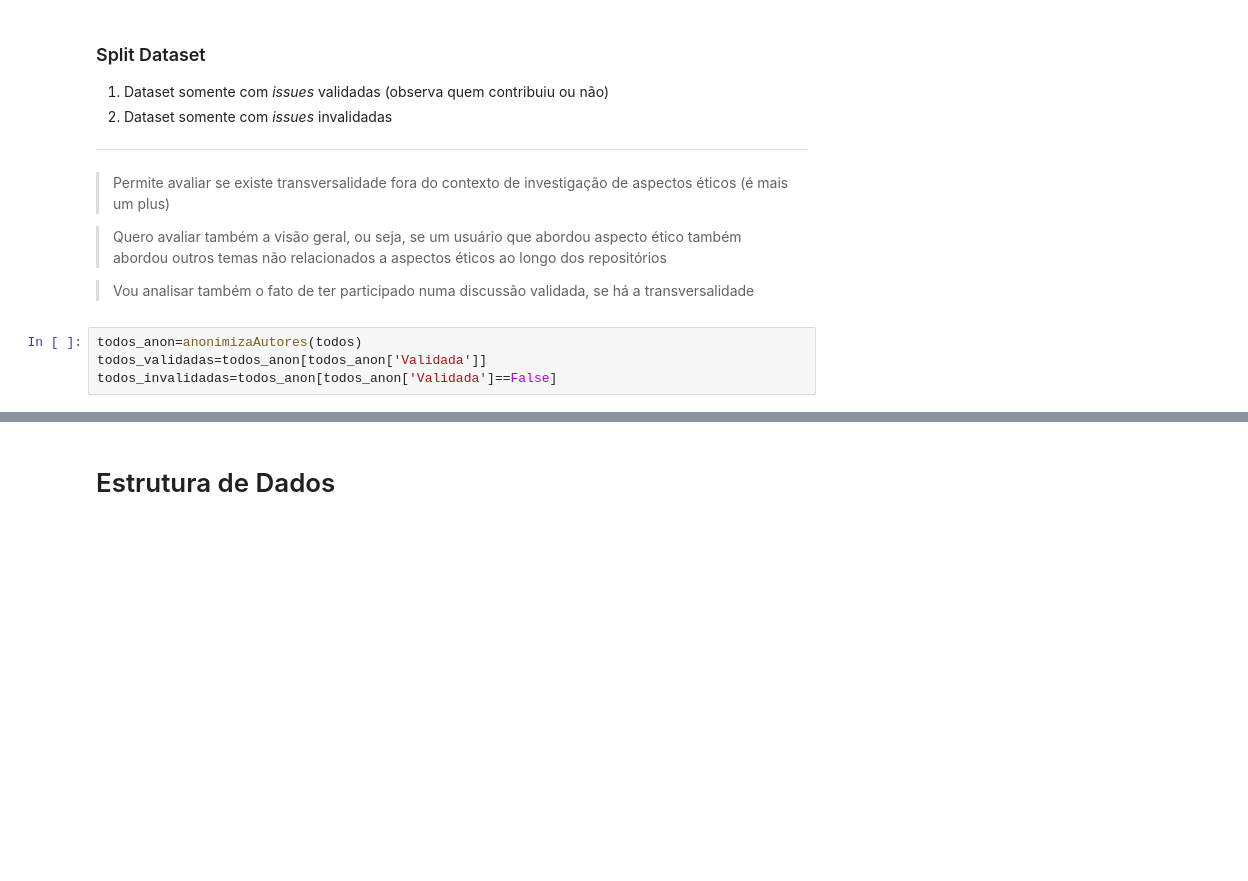
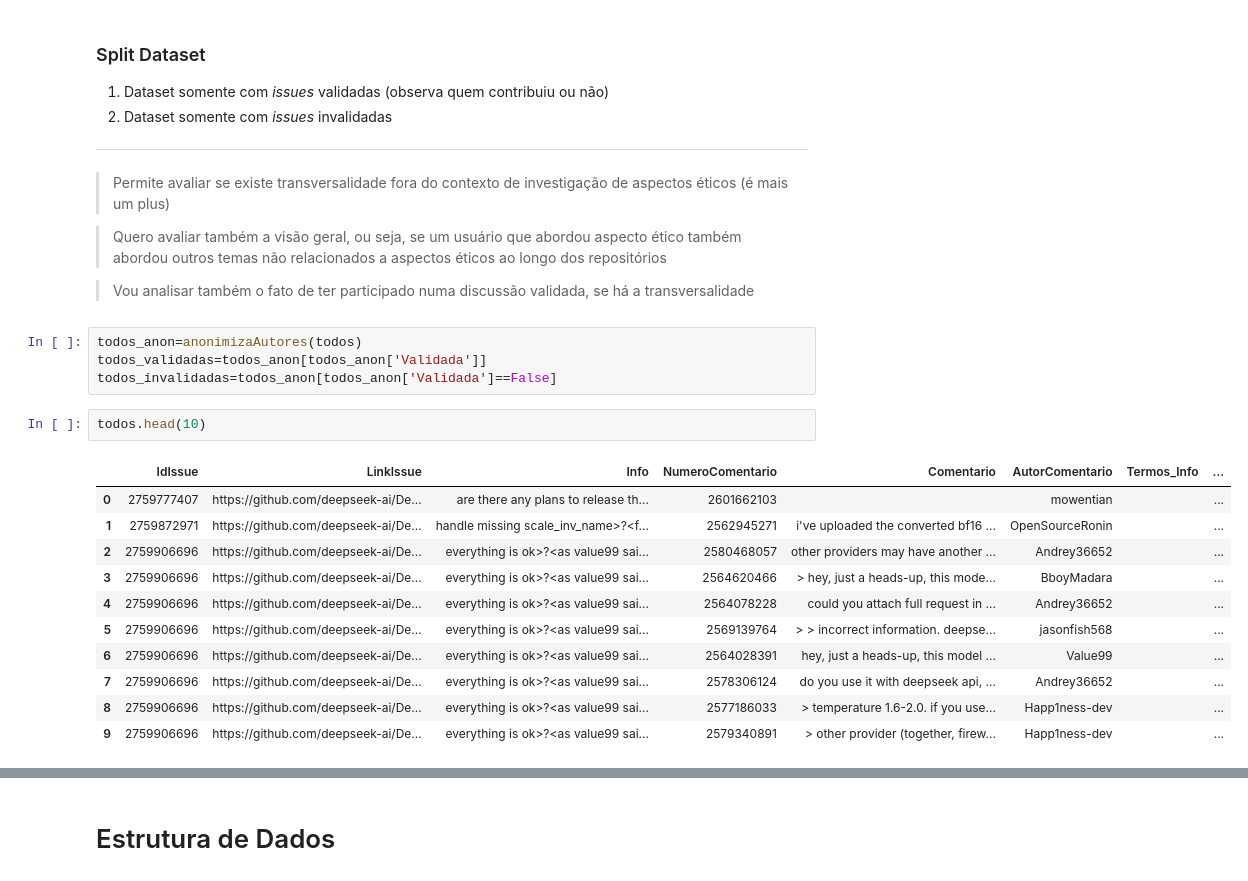
Before and after one commit to Eufrausino/ProjetoFinal-INF610_ANALISE-TRANSVERSALIDADE_DISCUSSAO_ISSUE, a Jupyter notebook: ProjetoFinalINF610_Gustavo_5062.ipynb, the cells around one changed output, grey strips where cells are left out. Saved outputs shown, nothing was run; the diff lists cells and outputs as text; blank space fills up the shorter version.

```diff
--- a/ProjetoFinalINF610_Gustavo_5062.ipynb
+++ b/ProjetoFinalINF610_Gustavo_5062.ipynb
@@ -72,3 +71,17 @@ def anonimizaAutores(dataset):
 todos_anon=anonimizaAutores(todos)
 todos_validadas=todos_anon[todos_anon['Validada']]
 todos_invalidadas=todos_anon[todos_anon['Validada']==False]
+# %%
+todos.head(10)
+# %% [output]
+|  | IdIssue | LinkIssue | Info | NumeroComentario | Comentario | AutorComentario | Termos_Info | ... |
+| 0 | 2759777407 | https://github.com/deepseek-ai/De... | are there any plans to release th... | 2601662103 |  | mowentian |  | ... |
+| 1 | 2759872971 | https://github.com/deepseek-ai/De... | handle missing scale_inv_name>?<f... | 2562945271 | i've uploaded the converted bf16 ... | OpenSourceRonin |  | ... |
+| 2 | 2759906696 | https://github.com/deepseek-ai/De... | everything is ok>?<as value99 sai... | 2580468057 | other providers may have another ... | Andrey36652 |  | ... |
+| 3 | 2759906696 | https://github.com/deepseek-ai/De... | everything is ok>?<as value99 sai... | 2564620466 | > hey, just a heads-up, this mode... | BboyMadara |  | ... |
+| 4 | 2759906696 | https://github.com/deepseek-ai/De... | everything is ok>?<as value99 sai... | 2564078228 | could you attach full request in ... | Andrey36652 |  | ... |
+| 5 | 2759906696 | https://github.com/deepseek-ai/De... | everything is ok>?<as value99 sai... | 2569139764 | > > incorrect information. deepse... | jasonfish568 |  | ... |
+| 6 | 2759906696 | https://github.com/deepseek-ai/De... | everything is ok>?<as value99 sai... | 2564028391 | hey, just a heads-up, this model ... | Value99 |  | ... |
+| 7 | 2759906696 | https://github.com/deepseek-ai/De... | everything is ok>?<as value99 sai... | 2578306124 | do you use it with deepseek api, ... | Andrey36652 |  | ... |
+| 8 | 2759906696 | https://github.com/deepseek-ai/De... | everything is ok>?<as value99 sai... | 2577186033 | > temperature 1.6-2.0. if you use... | Happ1ness-dev |  | ... |
+| 9 | 2759906696 | https://github.com/deepseek-ai/De... | everything is ok>?<as value99 sai... | 2579340891 | > other provider (together, firew... | Happ1ness-dev |  | ... |
```
Also changed, not shown: parts of 16 cells of this notebook.
